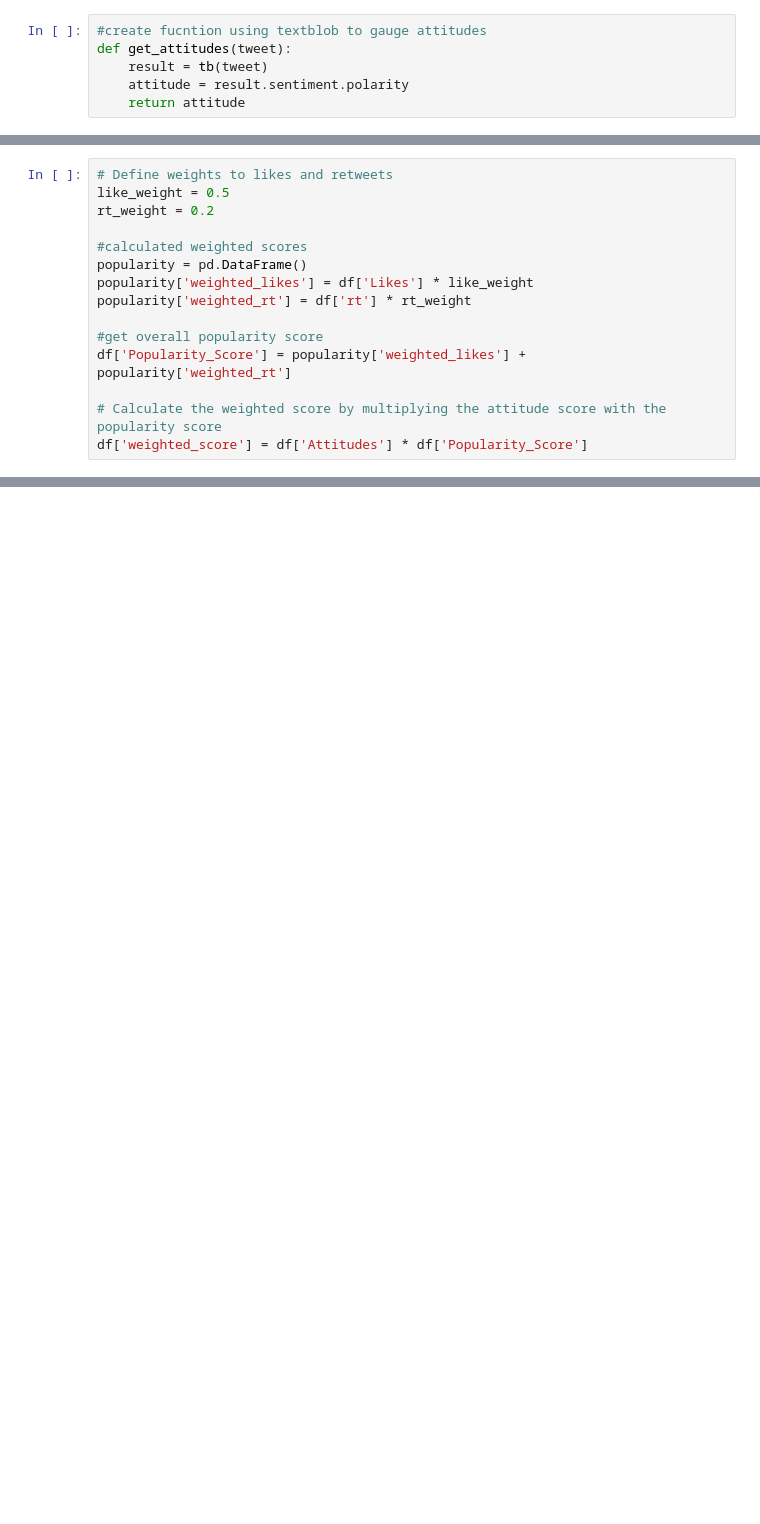
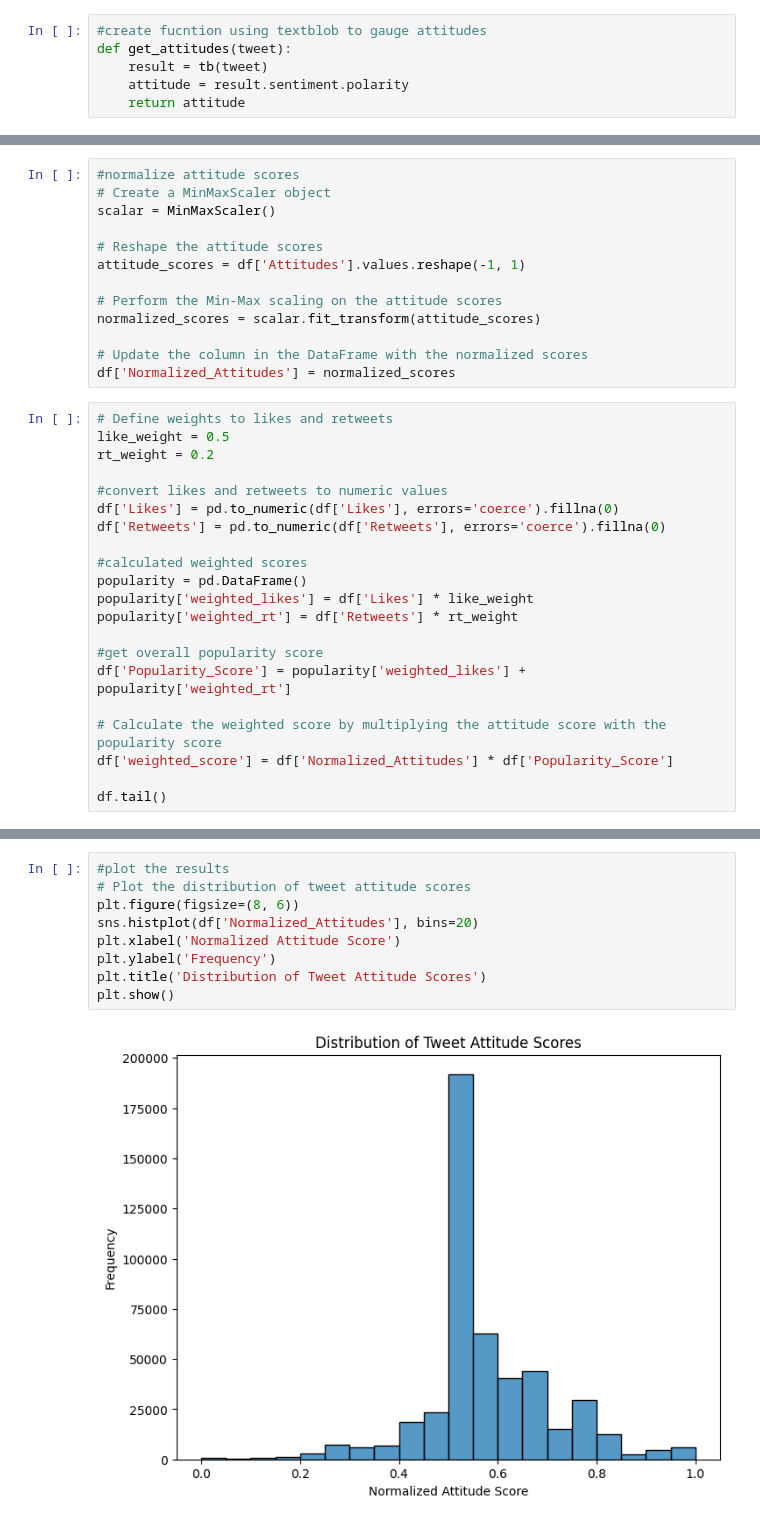
Before and after one commit to Jozue124/CMSC_320_Final_Tutorial, a Jupyter notebook: final_tutorial.ipynb, the cells around one changed output, grey strips where cells are left out. Drawn from its saved outputs; the diff is of its cells as text; blank space fills up the shorter version.

```diff
--- a/final_tutorial.ipynb
+++ b/final_tutorial.ipynb
@@ -58,18 +62,37 @@ df.head()
 | 2 | 2023-04-08 | New Post at AiNewsDrop!\n\nChatGP... | https://twitter.com/AiNewsDrop/st... | AiNewsDrop | 2022-01-19 06:25:45+00:00 | False | 276.0 | 313.0 | 0 | ... |
 | 3 | 2023-04-08 | OpenAI’s GPT-4 Just Got Superchar... | https://twitter.com/tubeblogger/s... | tubeblogger | 2013-06-25 01:42:59+00:00 | False | 312.0 | 293.0 | 0 | ... |
 | 4 | 2023-04-08 | "Classical art" is struggling - n... | https://twitter.com/majorradic/st... | majorradic | 2011-12-12 01:29:15+00:00 | False | 522.0 | 684.0 | 0 | ... |
+# %%
+#normalize attitude scores
+# Create a MinMaxScaler object
+scalar = MinMaxScaler()
+
+# Reshape the attitude scores
+attitude_scores = df['Attitudes'].values.reshape(-1, 1)
+
+# Perform the Min-Max scaling on the attitude scores
+normalized_scores = scalar.fit_transform(attitude_scores)
+
+# Update the column in the DataFrame with the normalized scores
+df['Normalized_Attitudes'] = normalized_scores
 # %%
 # Define weights to likes and retweets
 like_weight = 0.5
 rt_weight = 0.2
 
+#convert likes and retweets to numeric values
+df['Likes'] = pd.to_numeric(df['Likes'], errors='coerce').fillna(0)
+df['Retweets'] = pd.to_numeric(df['Retweets'], errors='coerce').fillna(0)
+
 #calculated weighted scores
 popularity = pd.DataFrame()
 popularity['weighted_likes'] = df['Likes'] * like_weight
-popularity['weighted_rt'] = df['rt'] * rt_weight
+popularity['weighted_rt'] = df['Retweets'] * rt_weight
 
 #get overall popularity score
 df['Popularity_Score'] = popularity['weighted_likes'] + popularity['weighted_rt']
 
 # Calculate the weighted score by multiplying the attitude score with the popularity score
-df['weighted_score'] = df['Attitudes'] * df['Popularity_Score']
+df['weighted_score'] = df['Normalized_Attitudes'] * df['Popularity_Score']
+
+df.tail()
@@ -75,0 +106,11 @@ df['weighted_score'] = df['Attitudes'] * df['Popularity_Score']
+# %%
+#plot the results
+# Plot the distribution of tweet attitude scores
+plt.figure(figsize=(8, 6))
+sns.histplot(df['Normalized_Attitudes'], bins=20)
+plt.xlabel('Normalized Attitude Score')
+plt.ylabel('Frequency')
+plt.title('Distribution of Tweet Attitude Scores')
+plt.show()
+# %% [output]
+[figure, added]
```
Also changed, not shown: parts of 6 cells of this notebook.
